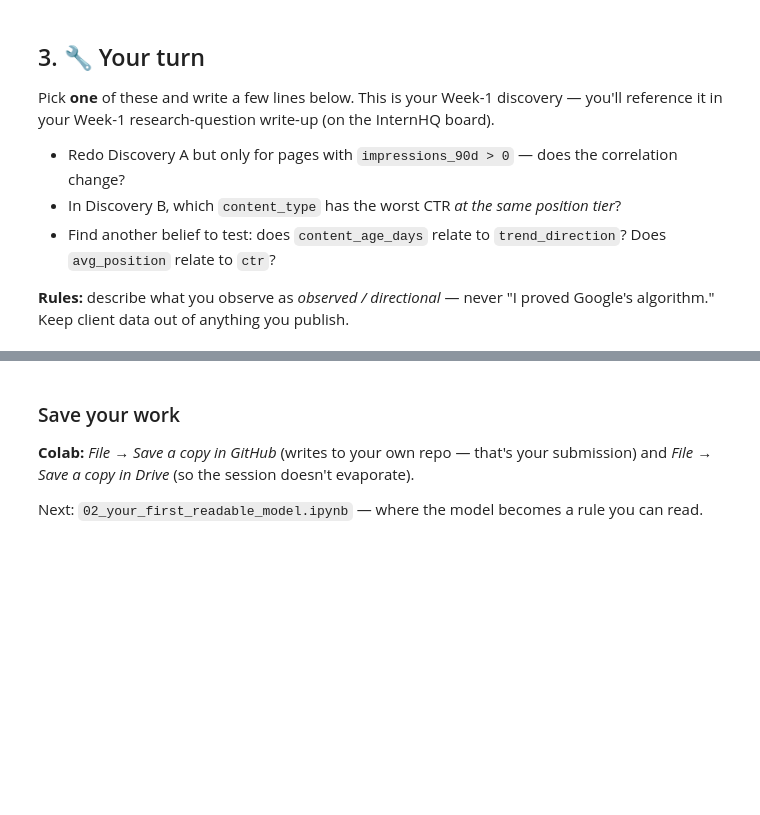
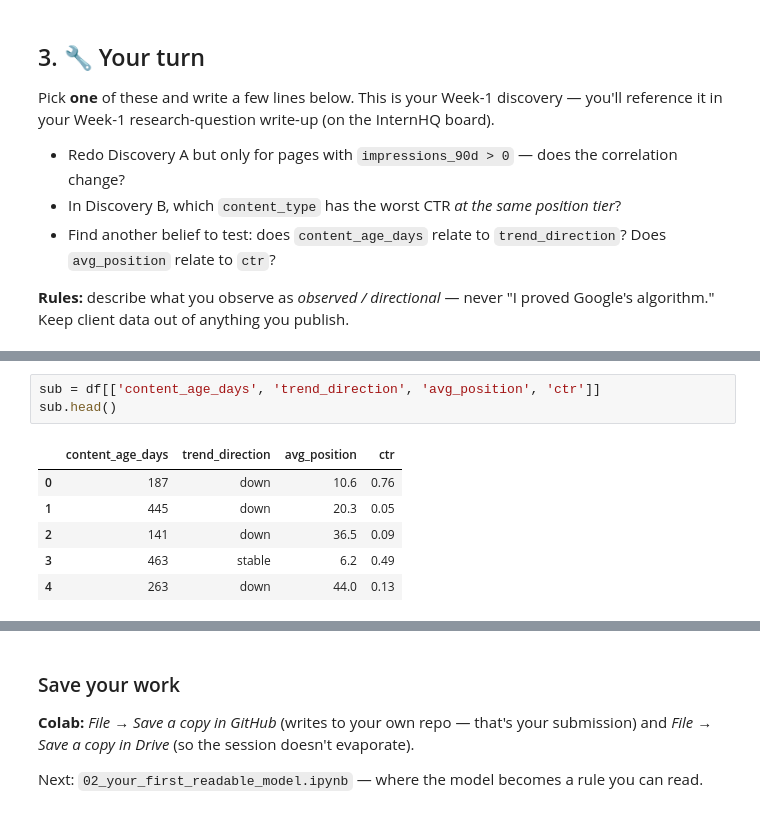
Before and after one commit to leiandrei/flyrank-ml-internship-starter, a Jupyter notebook: notebooks/01_first_look_and_discovery.ipynb, the cells around one changed output, grey strips where cells are left out. Saved outputs shown, nothing was run; the diff lists cells and outputs as text; blank space fills up the shorter version.

```diff
--- a/notebooks/01_first_look_and_discovery.ipynb
+++ b/notebooks/01_first_look_and_discovery.ipynb
@@ -101,0 +188,10 @@ Pick **one** of these and write a few lines below. This is your Week-1 discovery
+# %%
+sub = df[['content_age_days', 'trend_direction', 'avg_position', 'ctr']]
+sub.head()
+# %% [output]
+|  | content_age_days | trend_direction | avg_position | ctr |
+| 0 | 187 | down | 10.6 | 0.76 |
+| 1 | 445 | down | 20.3 | 0.05 |
+| 2 | 141 | down | 36.5 | 0.09 |
+| 3 | 463 | stable | 6.2 | 0.49 |
+| 4 | 263 | down | 44.0 | 0.13 |
```
Also changed, not shown: parts of 14 cells of this notebook.
